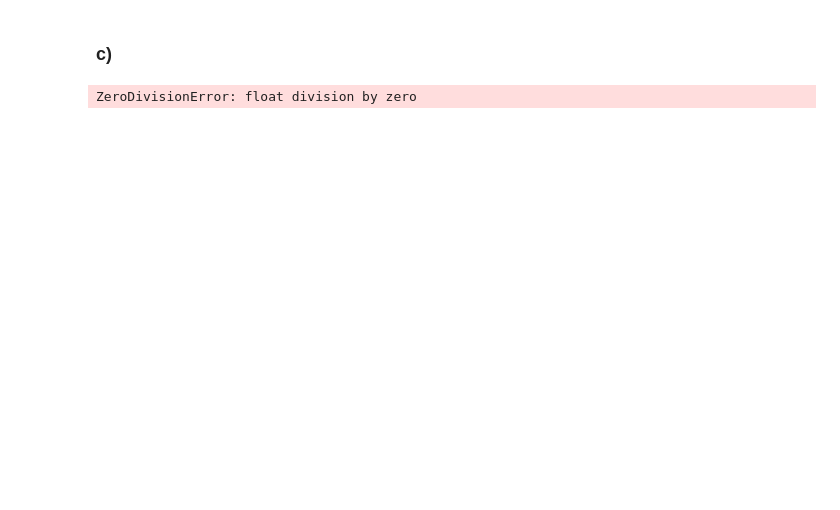
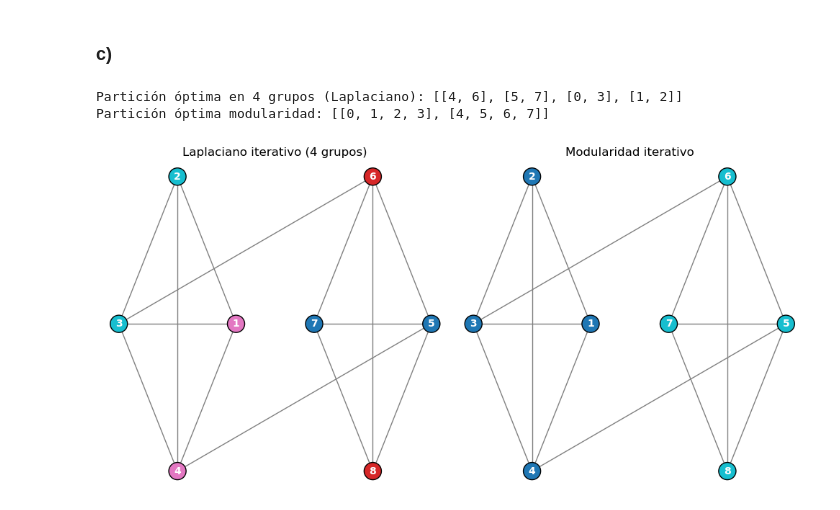
Before and after one commit to MatiArazi/tp-algebralinealcomputacional, a Jupyter notebook: template.ipynb, the cells around one changed output. Cells and saved outputs as stored; diff of their text form; code cells hidden in the pictures; blank space fills up the shorter version.

```diff
--- a/template.ipynb
+++ b/template.ipynb
@@ -970,12 +984,63 @@ Esperado s: [ 1  1  1  1 -1 -1 -1 -1]
 # %% [markdown]
 ### c)
-# %%
-coms_L = laplaciano_iterativo(A_ejemplo, niveles=2)
-
-# comunidades por modularidad
-coms_R = modularidad_iterativo(A_ejemplo)
-
-print("Partición óptima en 4 grupos (Laplaciano):", coms_L)
-print("Partición óptima modularidad:", coms_R)
-# %% [output]
-ZeroDivisionError: float division by zero
+# %%
+coms_L = laplaciano_iterativo(A_ejemplo, 2)
+
+# comunidades por modularidad
+coms_R = modularidad_iterativo(A_ejemplo)
+
+print("Partición óptima en 4 grupos (Laplaciano):", coms_L)
+print("Partición óptima modularidad:", coms_R)
+
+# Asigna a cada nodo el índice de su comunidad
+part_L = {}
+for idx, comm in enumerate(coms_L):
+    for node in comm:
+        part_L[node] = idx
+
+part_R = {}
+for idx, comm in enumerate(coms_R):
+    for node in comm:
+        part_R[node] = idx
+
+# Crea posiciones manuales: dos círculos, uno a la izquierda, otro a la derecha
+pos = np.zeros((8,2))
+# Nodos 0–3 en círculo centrado en (-1,0)
+for i in range(4):
+    angle = 2*np.pi*i/4
+    pos[i] = [-1 + 0.6*np.cos(angle), 0 + 0.6*np.sin(angle)]
+# Nodos 4–7 en círculo centrado en (1,0)
+for i in range(4,8):
+    angle = 2*np.pi*(i-4)/4
+    pos[i] = [1 + 0.6*np.cos(angle), 0 + 0.6*np.sin(angle)]
+
+# Función para dibujar un grafo dado un mapa de comunidad
+def plot_partition(ax, A, pos, partition, title):
+    # Dibuja aristas
+    n = A.shape[0]
+    for i in range(n):
+        for j in range(i+1, n):
+            if A[i,j]:
+                xi, yi = pos[i]
+                xj, yj = pos[j]
+                ax.plot([xi, xj], [yi, yj], color='gray', lw=1, zorder=1)
+    # Dibuja nodos
+    colors = [partition[i] for i in range(n)]
+    xs = pos[:,0]; ys = pos[:,1]
+    sc = ax.scatter(xs, ys, c=colors, s=300, cmap='tab10', edgecolors='k', zorder=2)
+    # Etiquetas
+    for i,(x,y) in enumerate(pos):
+        ax.text(x, y, str(i+1), ha='center', va='center', color='white', weight='bold')
+    ax.set_title(title)
+    ax.axis('off')
+
+# Ploteo en dos subplots
+fig, (ax1, ax2) = plt.subplots(1, 2, figsize=(10,5))
+plot_partition(ax1, A_ejemplo, pos, part_L, "Laplaciano iterativo (4 grupos)")
+plot_partition(ax2, A_ejemplo, pos, part_R, "Modularidad iterativo")
+plt.tight_layout()
+plt.show()
+# %% [output]
+Partición óptima en 4 grupos (Laplaciano): [[4, 6], [5, 7], [0, 3], [1, 2]]
+Partición óptima modularidad: [[0, 1, 2, 3], [4, 5, 6, 7]]
+[figure, added]
```
Also changed, not shown: parts of 7 cells of this notebook, 2 other files.
